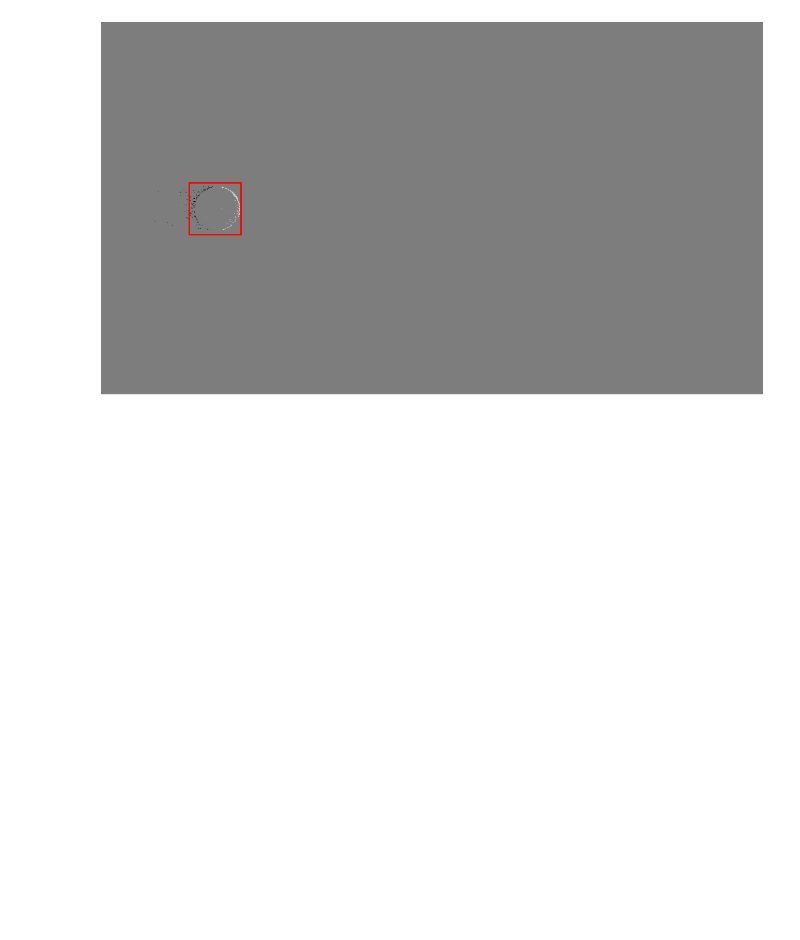
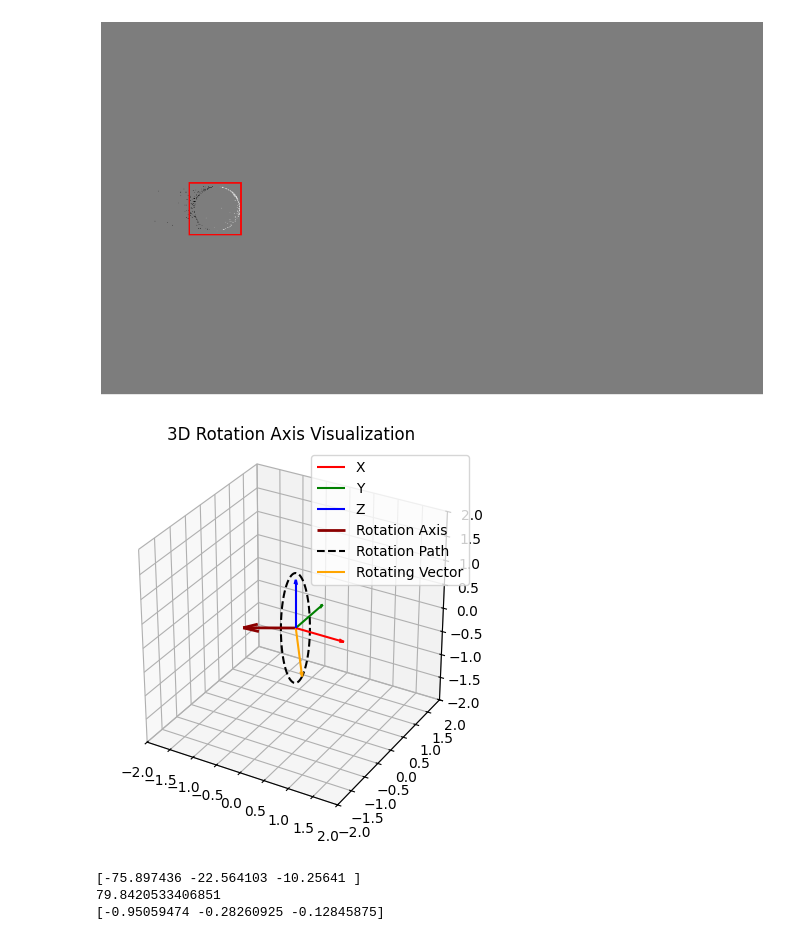
Before and after one commit to leviN1998/Master_Thesis, a Jupyter notebook: simulator/scripts/testing.ipynb, the cells around one changed output. Drawn from its saved outputs; the diff is of its cells as text; code cells hidden in the pictures; blank space fills up the shorter version.

```diff
--- a/simulator/scripts/testing.ipynb
+++ b/simulator/scripts/testing.ipynb
@@ -64,3 +64,67 @@ ax.add_patch(square)
 plt.show()
 # %% [output]
 [figure]
+# %%
+rot_x = -75.897436
+rot_y = -22.564103
+rot_z = -10.25641
+# %%
+import numpy as np
+import matplotlib.pyplot as plt
+from mpl_toolkits.mplot3d import Axes3D
+
+# Create figure and 3D axis
+fig = plt.figure()
+ax = fig.add_subplot(111, projection='3d')
+
+# Plot coordinate axes
+origin = np.array([0, 0, 0])
+ax.quiver(*origin, 1, 0, 0, color='r', label='X', arrow_length_ratio=0.1)
+ax.quiver(*origin, 0, 1, 0, color='g', label='Y', arrow_length_ratio=0.1)
+ax.quiver(*origin, 0, 0, 1, color='b', label='Z', arrow_length_ratio=0.1)
+
+# Define rotation axis (e.g., diagonal in xz-plane)
+axis_direction = np.array([rot_x, rot_y, rot_z])
+axis_direction = axis_direction / np.linalg.norm(axis_direction)  # normalize
+ax.quiver(*origin, *axis_direction, color='darkred', linewidth=2, label='Rotation Axis')
+
+# Show a rotating vector around the axis
+theta = np.linspace(0, 2 * np.pi, 100)
+radius = 1.0
+
+# Find orthonormal basis around rotation axis
+def orthonormal_basis(n):
+    # Find a vector not parallel to n
+    if abs(n[0]) < 0.9:
+        a = np.array([1, 0, 0])
+    else:
+        a = np.array([0, 1, 0])
+    u = np.cross(n, a)
+    u /= np.linalg.norm(u)
+    v = np.cross(n, u)
+    return u, v
+
+u, v = orthonormal_basis(axis_direction)
+
+# Parametrize a circle around the axis
+circle_points = np.array([
+    origin + radius * (np.cos(t) * u + np.sin(t) * v)
+    for t in theta
+])
+ax.plot(circle_points[:,0], circle_points[:,1], circle_points[:,2], 'k--', label='Rotation Path')
+
+# Plot rotating vector (point on the circle)
+rotating_vector = circle_points[0] - origin
+ax.quiver(*origin, *rotating_vector, color='orange', label='Rotating Vector', arrow_length_ratio=0.1)
+
+# Final tweaks
+ax.set_xlim([-2, 2])
+ax.set_ylim([-2, 2])
+ax.set_zlim([-2, 2])
+ax.set_box_aspect([1,1,1])
+ax.set_title('3D Rotation Axis Visualization')
+ax.legend()
+
+plt.show()
+# %% [output]
+[figure, added]
@@ -66,0 +135,8 @@ plt.show()
+# %%
+print(rot.get_axis())
+print(rot.get_angle())
+print(np.array([rot_x, rot_y, rot_z]) / np.sqrt(rot_x**2 + rot_y**2 + rot_z**2))
+# %% [output]
+[-75.897436 -22.564103 -10.25641 ]
+79.8420533406851
+[-0.95059474 -0.28260925 -0.12845875]
```
Also changed, not shown: parts of 1 cell of this notebook, 20 other files.
